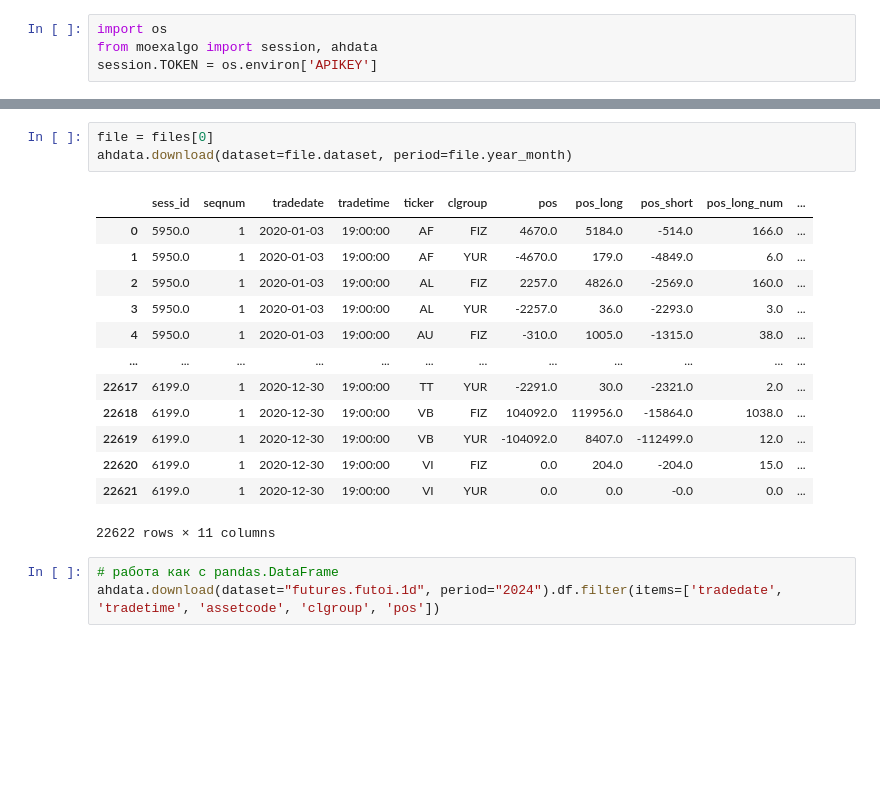
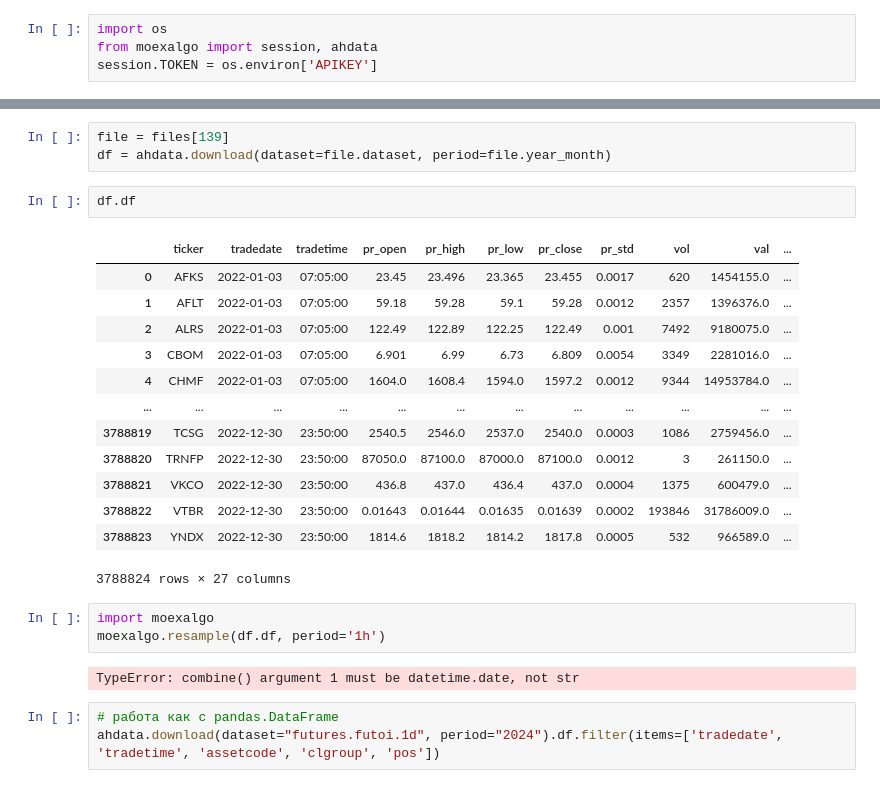
Before and after one commit to moexalgo/moexalgo, a Jupyter notebook: samples/ahdata.ipynb, the cells around one changed output, grey strips where cells are left out. Drawn from its saved outputs; the diff is of its cells as text; blank space fills up the shorter version.

```diff
--- a/samples/ahdata.ipynb
+++ b/samples/ahdata.ipynb
@@ -26,20 +22,27 @@ files
 # %%
-file = files[0]
-ahdata.download(dataset=file.dataset, period=file.year_month)
+file = files[139]
+df = ahdata.download(dataset=file.dataset, period=file.year_month)
-# %% [output]
-|  | sess_id | seqnum | tradedate | tradetime | ticker | clgroup | pos | pos_long | pos_short | pos_long_num | ... |
-| 0 | 5950.0 | 1 | 2020-01-03 | 19:00:00 | AF | FIZ | 4670.0 | 5184.0 | -514.0 | 166.0 | ... |
-| 1 | 5950.0 | 1 | 2020-01-03 | 19:00:00 | AF | YUR | -4670.0 | 179.0 | -4849.0 | 6.0 | ... |
-| 2 | 5950.0 | 1 | 2020-01-03 | 19:00:00 | AL | FIZ | 2257.0 | 4826.0 | -2569.0 | 160.0 | ... |
-| 3 | 5950.0 | 1 | 2020-01-03 | 19:00:00 | AL | YUR | -2257.0 | 36.0 | -2293.0 | 3.0 | ... |
-| 4 | 5950.0 | 1 | 2020-01-03 | 19:00:00 | AU | FIZ | -310.0 | 1005.0 | -1315.0 | 38.0 | ... |
-| ... | ... | ... | ... | ... | ... | ... | ... | ... | ... | ... | ... |
-| 22617 | 6199.0 | 1 | 2020-12-30 | 19:00:00 | TT | YUR | -2291.0 | 30.0 | -2321.0 | 2.0 | ... |
-| 22618 | 6199.0 | 1 | 2020-12-30 | 19:00:00 | VB | FIZ | 104092.0 | 119956.0 | -15864.0 | 1038.0 | ... |
-| 22619 | 6199.0 | 1 | 2020-12-30 | 19:00:00 | VB | YUR | -104092.0 | 8407.0 | -112499.0 | 12.0 | ... |
-| 22620 | 6199.0 | 1 | 2020-12-30 | 19:00:00 | VI | FIZ | 0.0 | 204.0 | -204.0 | 15.0 | ... |
-| 22621 | 6199.0 | 1 | 2020-12-30 | 19:00:00 | VI | YUR | 0.0 | 0.0 | -0.0 | 0.0 | ... |
-22622 rows × 11 columns
+# %%
+df.df
+# %% [output]
+|  | ticker | tradedate | tradetime | pr_open | pr_high | pr_low | pr_close | pr_std | vol | val | ... |
+| 0 | AFKS | 2022-01-03 | 07:05:00 | 23.45 | 23.496 | 23.365 | 23.455 | 0.0017 | 620 | 1454155.0 | ... |
+| 1 | AFLT | 2022-01-03 | 07:05:00 | 59.18 | 59.28 | 59.1 | 59.28 | 0.0012 | 2357 | 1396376.0 | ... |
+| 2 | ALRS | 2022-01-03 | 07:05:00 | 122.49 | 122.89 | 122.25 | 122.49 | 0.001 | 7492 | 9180075.0 | ... |
+| 3 | CBOM | 2022-01-03 | 07:05:00 | 6.901 | 6.99 | 6.73 | 6.809 | 0.0054 | 3349 | 2281016.0 | ... |
+| 4 | CHMF | 2022-01-03 | 07:05:00 | 1604.0 | 1608.4 | 1594.0 | 1597.2 | 0.0012 | 9344 | 14953784.0 | ... |
+| ... | ... | ... | ... | ... | ... | ... | ... | ... | ... | ... | ... |
+| 3788819 | TCSG | 2022-12-30 | 23:50:00 | 2540.5 | 2546.0 | 2537.0 | 2540.0 | 0.0003 | 1086 | 2759456.0 | ... |
+| 3788820 | TRNFP | 2022-12-30 | 23:50:00 | 87050.0 | 87100.0 | 87000.0 | 87100.0 | 0.0012 | 3 | 261150.0 | ... |
+| 3788821 | VKCO | 2022-12-30 | 23:50:00 | 436.8 | 437.0 | 436.4 | 437.0 | 0.0004 | 1375 | 600479.0 | ... |
+| 3788822 | VTBR | 2022-12-30 | 23:50:00 | 0.01643 | 0.01644 | 0.01635 | 0.01639 | 0.0002 | 193846 | 31786009.0 | ... |
+| 3788823 | YNDX | 2022-12-30 | 23:50:00 | 1814.6 | 1818.2 | 1814.2 | 1817.8 | 0.0005 | 532 | 966589.0 | ... |
+3788824 rows × 27 columns
+# %%
+import moexalgo
+moexalgo.resample(df.df, period='1h')
+# %% [output]
+TypeError: combine() argument 1 must be datetime.date, not str
 # %%
 # работа как с pandas.DataFrame
 ahdata.download(dataset="futures.futoi.1d", period="2024").df.filter(items=['tradedate', 'tradetime', 'assetcode', 'clgroup', 'pos'])
```
Also changed, not shown: parts of 1 cell of this notebook, 26 other files.
